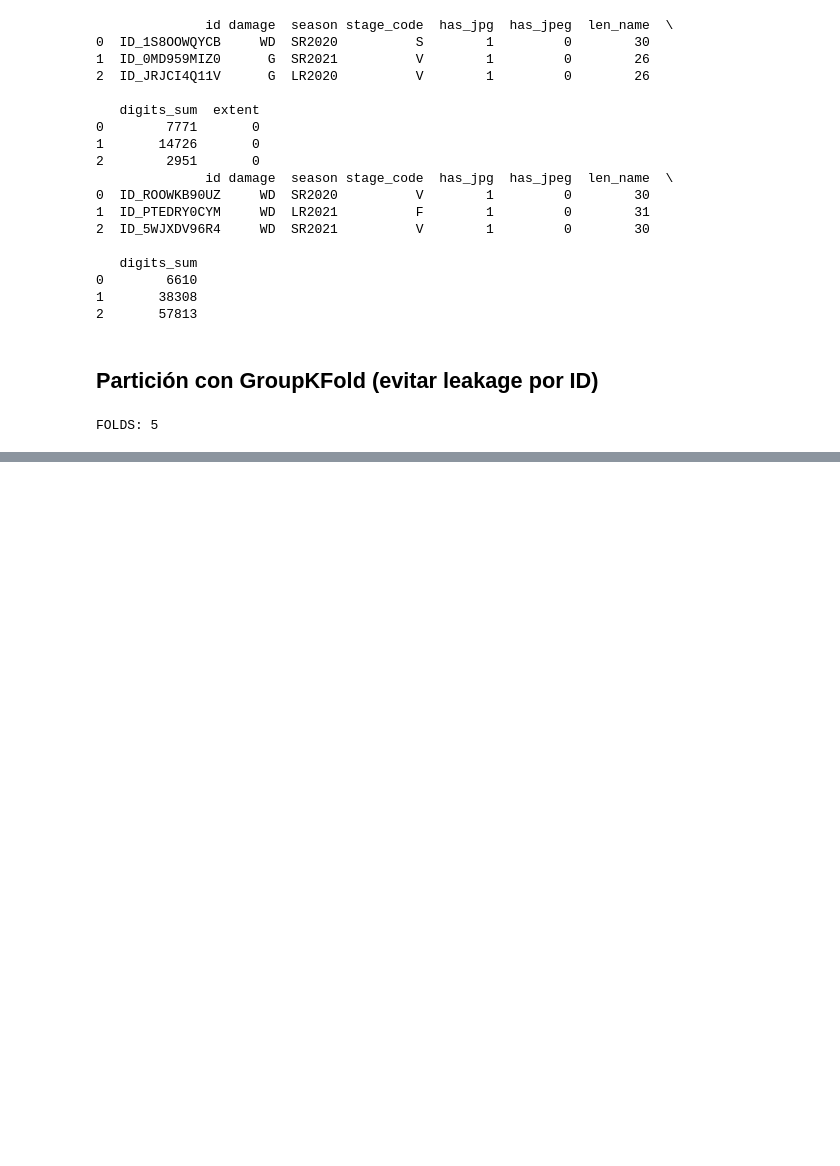
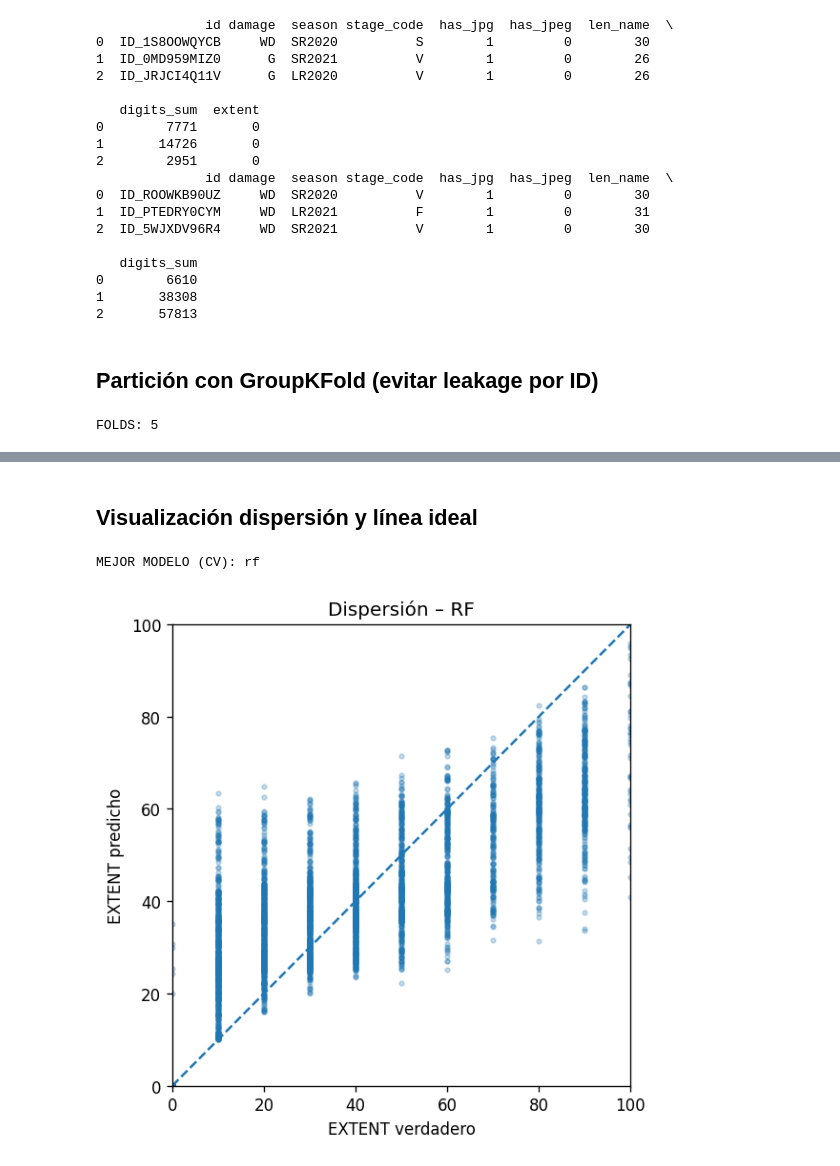
Before and after one commit to mar22266/PY2-DS, a Jupyter notebook: PY2Seleccion.ipynb, the cells around one changed output, grey strips where cells are left out. Drawn from its saved outputs; the diff is of its cells as text; code cells hidden in the pictures; blank space fills up the shorter version.

```diff
--- a/PY2Seleccion.ipynb
+++ b/PY2Seleccion.ipynb
@@ -222,0 +339,32 @@ FOLDS: 5
+# %% [markdown]
+## Visualización dispersión y línea ideal
+# %%
+
+# selección del mejor modelo y visualización de dispersión
+assert 'metrics_cv_df' in globals(), "Falta 'metrics_cv_df'. Ejecuta la celda de CV primero."
+
+best_name = str(metrics_cv_df.iloc[0]['model'])
+best_model = best_per_model[best_name]
+print("MEJOR MODELO (CV):", best_name)
+
+# visualización de dispersión del mejor modelo
+y_true_vec = y.to_numpy().ravel()
+y_pred_vec = best_model.predict(X).ravel()
+
+fig, ax = plt.subplots(figsize=(5, 5))
+ax.scatter(y_true_vec, y_pred_vec, alpha=0.25, s=8)
+
+lims = [0, 100]
+ax.plot(lims, lims, linestyle="--")
+ax.set_xlim(lims); ax.set_ylim(lims)
+ax.set_xlabel("EXTENT verdadero")
+ax.set_ylabel("EXTENT predicho")
+ax.set_title(f"Dispersión – {best_name.upper()}")
+
+OUTPUT_DIR.mkdir(parents=True, exist_ok=True)
+plt.tight_layout()
+plt.savefig(OUTPUT_DIR / "viz_scatter_true_vs_pred.png")
+plt.show()
+# %% [output]
+MEJOR MODELO (CV): rf
+[figure, added]
```
Also changed, not shown: parts of 12 cells of this notebook, 9 other files.
